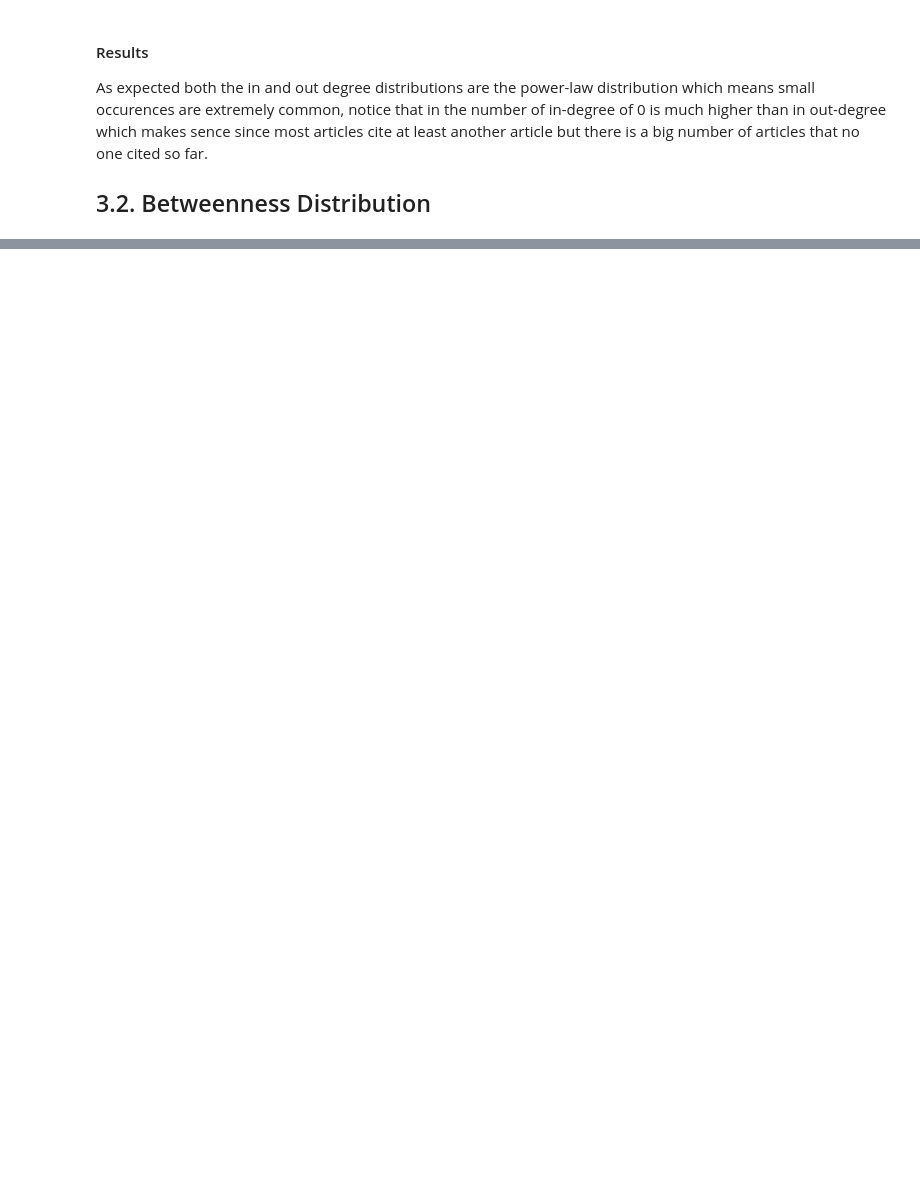
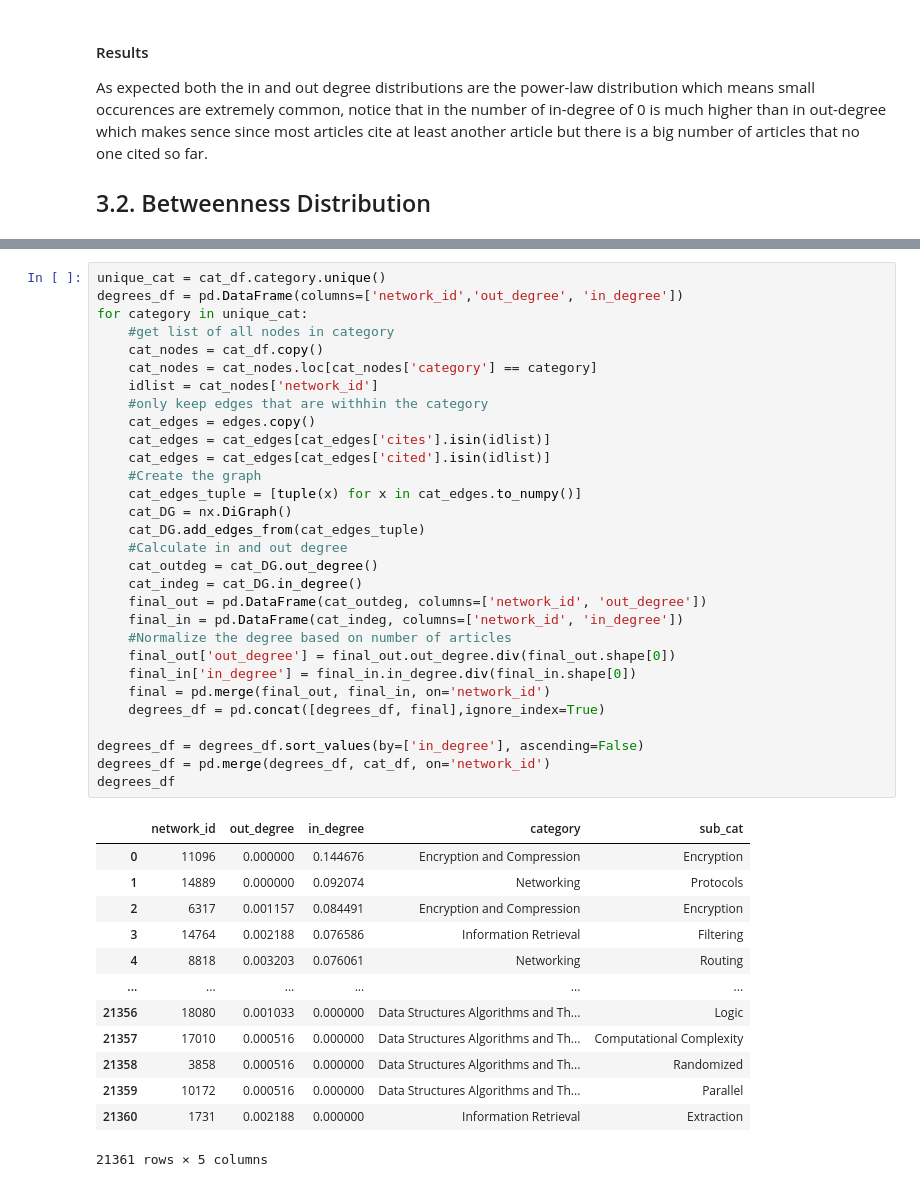
Before and after one commit to Nareed/Cora-Citations---SNA, a Jupyter notebook: SNA_final.ipynb, the cells around one changed output, grey strips where cells are left out. Drawn from its saved outputs; the diff is of its cells as text; blank space fills up the shorter version.

```diff
--- a/SNA_final.ipynb
+++ b/SNA_final.ipynb
@@ -204,0 +292,44 @@ As expected both the in and out degree distributions are the power-law distribut
+# %%
+unique_cat = cat_df.category.unique()
+degrees_df = pd.DataFrame(columns=['network_id','out_degree', 'in_degree'])
+for category in unique_cat:
+    #get list of all nodes in category
+    cat_nodes = cat_df.copy()
+    cat_nodes = cat_nodes.loc[cat_nodes['category'] == category]
+    idlist = cat_nodes['network_id']
+    #only keep edges that are withhin the category
+    cat_edges = edges.copy()
+    cat_edges = cat_edges[cat_edges['cites'].isin(idlist)]
+    cat_edges = cat_edges[cat_edges['cited'].isin(idlist)]
+    #Create the graph
+    cat_edges_tuple = [tuple(x) for x in cat_edges.to_numpy()]
+    cat_DG = nx.DiGraph()
+    cat_DG.add_edges_from(cat_edges_tuple)
+    #Calculate in and out degree
+    cat_outdeg = cat_DG.out_degree()
+    cat_indeg = cat_DG.in_degree()
+    final_out = pd.DataFrame(cat_outdeg, columns=['network_id', 'out_degree'])
+    final_in = pd.DataFrame(cat_indeg, columns=['network_id', 'in_degree'])
+    #Normalize the degree based on number of articles
+    final_out['out_degree'] = final_out.out_degree.div(final_out.shape[0])
+    final_in['in_degree'] = final_in.in_degree.div(final_in.shape[0])
+    final = pd.merge(final_out, final_in, on='network_id')
+    degrees_df = pd.concat([degrees_df, final],ignore_index=True)
+
+degrees_df = degrees_df.sort_values(by=['in_degree'], ascending=False)
+degrees_df = pd.merge(degrees_df, cat_df, on='network_id')
+degrees_df
+# %% [output]
+|  | network_id | out_degree | in_degree | category | sub_cat |
+| 0 | 11096 | 0.000000 | 0.144676 | Encryption and Compression | Encryption |
+| 1 | 14889 | 0.000000 | 0.092074 | Networking | Protocols |
+| 2 | 6317 | 0.001157 | 0.084491 | Encryption and Compression | Encryption |
+| 3 | 14764 | 0.002188 | 0.076586 | Information Retrieval | Filtering |
+| 4 | 8818 | 0.003203 | 0.076061 | Networking | Routing |
+| ... | ... | ... | ... | ... | ... |
+| 21356 | 18080 | 0.001033 | 0.000000 | Data Structures Algorithms and Th... | Logic |
+| 21357 | 17010 | 0.000516 | 0.000000 | Data Structures Algorithms and Th... | Computational Complexity |
+| 21358 | 3858 | 0.000516 | 0.000000 | Data Structures Algorithms and Th... | Randomized |
+| 21359 | 10172 | 0.000516 | 0.000000 | Data Structures Algorithms and Th... | Parallel |
+| 21360 | 1731 | 0.002188 | 0.000000 | Information Retrieval | Extraction |
+21361 rows × 5 columns
```
Also changed, not shown: parts of 15 cells of this notebook.
